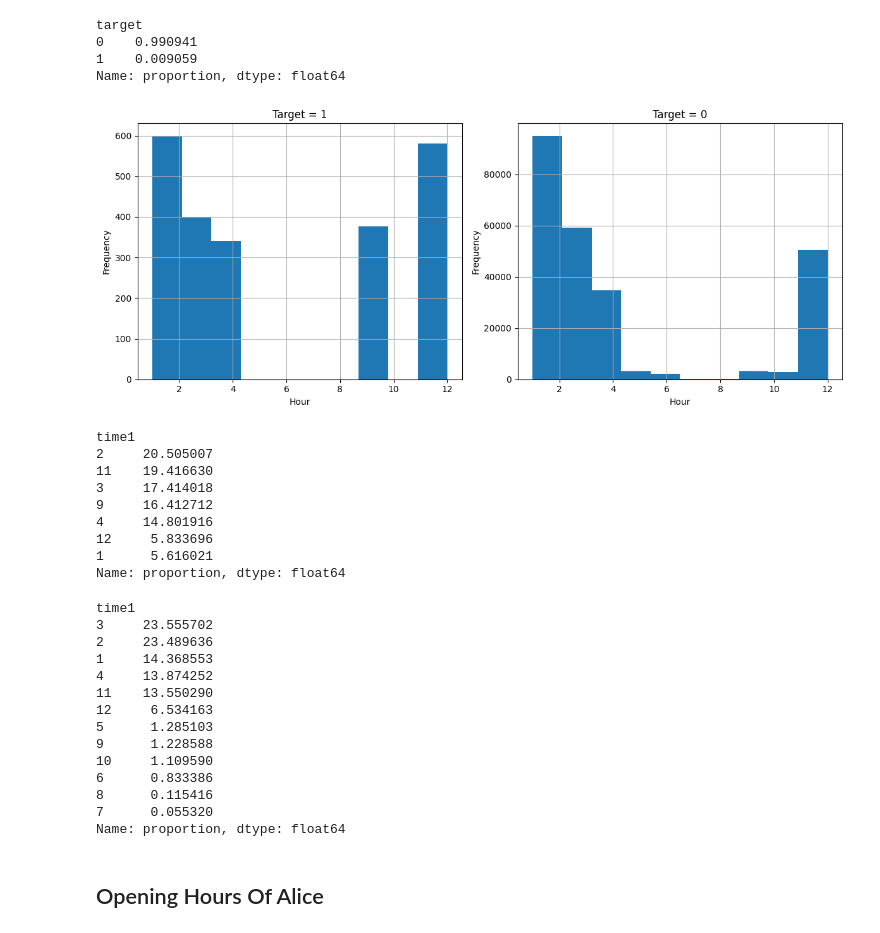
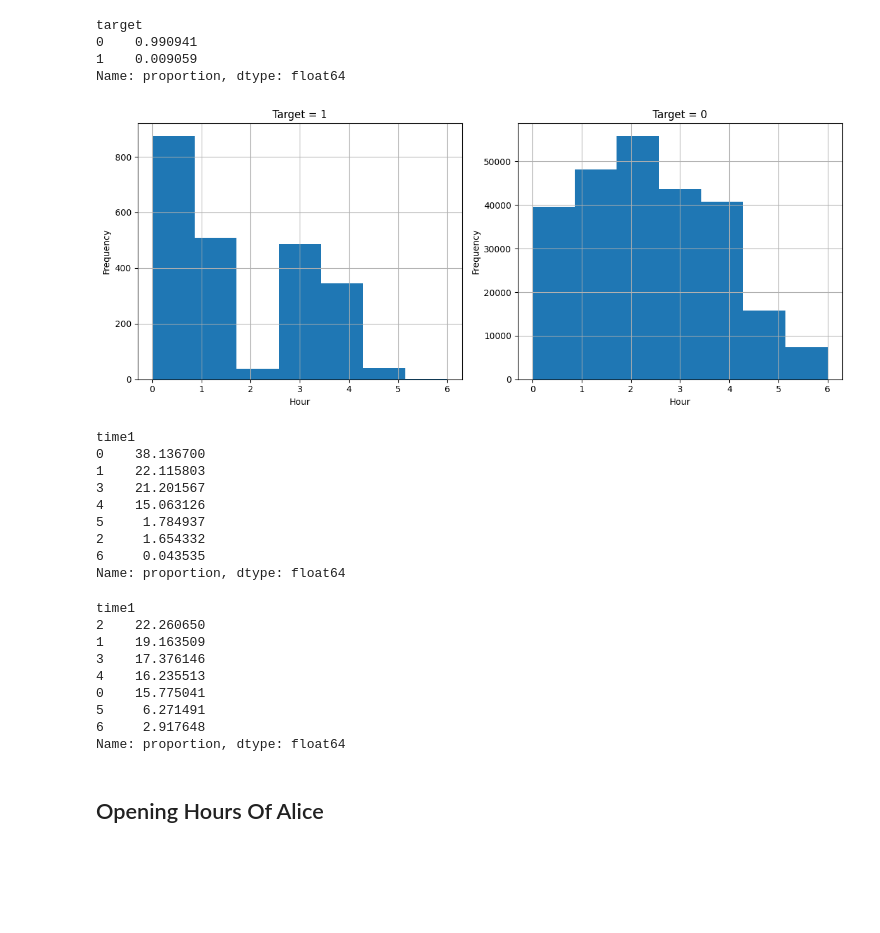
Before and after one commit to marwan995/ML-Project, a Jupyter notebook: project.ipynb, the cells around one changed output. Saved outputs shown, nothing was run; the diff lists cells and outputs as text; code cells hidden in the pictures; blank space fills up the shorter version.

```diff
--- a/project.ipynb
+++ b/project.ipynb
@@ -144,52 +144,47 @@ Name: proportion, dtype: float64
 # %%
 plt.figure(figsize=(12, 5))
 
 # Plot for target = 1
 plt.subplot(1, 2, 1)
-pd.to_datetime(df[df["target"] == 1]['time1']).dt.month.hist()
+pd.to_datetime(df[df["target"] == 1]['time1']).dt.day_of_week.hist(bins=7)
 plt.title("Target = 1")
 plt.xlabel("Hour")
 plt.ylabel("Frequency")
 
 # Plot for target = 0
 plt.subplot(1, 2, 2)
-pd.to_datetime(df[df["target"] == 0]['time1']).dt.month.hist()
+pd.to_datetime(df[df["target"] == 0]['time1']).dt.day_of_week.hist(bins=7)
 plt.title("Target = 0")
 plt.xlabel("Hour")
 plt.ylabel("Frequency")
 
 plt.tight_layout()
 plt.show()
 # %% [output]
-[figure, old version]
+[figure, new version]
 # %%
-pd.to_datetime(df[df["target"]==1]['time1']).dt.month.value_counts(normalize=True) * 100
+pd.to_datetime(df[df["target"]==1]['time1']).dt.day_of_week.value_counts(normalize=True) * 100
 # %% [output]
 time1
-2     20.505007
-11    19.416630
-3     17.414018
-9     16.412712
-4     14.801916
-12     5.833696
-1      5.616021
+0    38.136700
+1    22.115803
+3    21.201567
+4    15.063126
+5     1.784937
+2     1.654332
+6     0.043535
 Name: proportion, dtype: float64
 # %%
-pd.to_datetime(df[df["target"]==0]['time1']).dt.month.value_counts(normalize=True)* 100
+pd.to_datetime(df[df["target"]==0]['time1']).dt.day_of_week.value_counts(normalize=True)* 100
 # %% [output]
 time1
-3     23.555702
-2     23.489636
-1     14.368553
-4     13.874252
-11    13.550290
-12     6.534163
-5      1.285103
-9      1.228588
-10     1.109590
-6      0.833386
-8      0.115416
-7      0.055320
+2    22.260650
+1    19.163509
+3    17.376146
+4    16.235513
+0    15.775041
+5     6.271491
+6     2.917648
 Name: proportion, dtype: float64
 # %% [markdown]
 ## Opening Hours Of Alice
```
Also changed, not shown: parts of 20 cells of this notebook, 2 other files.
